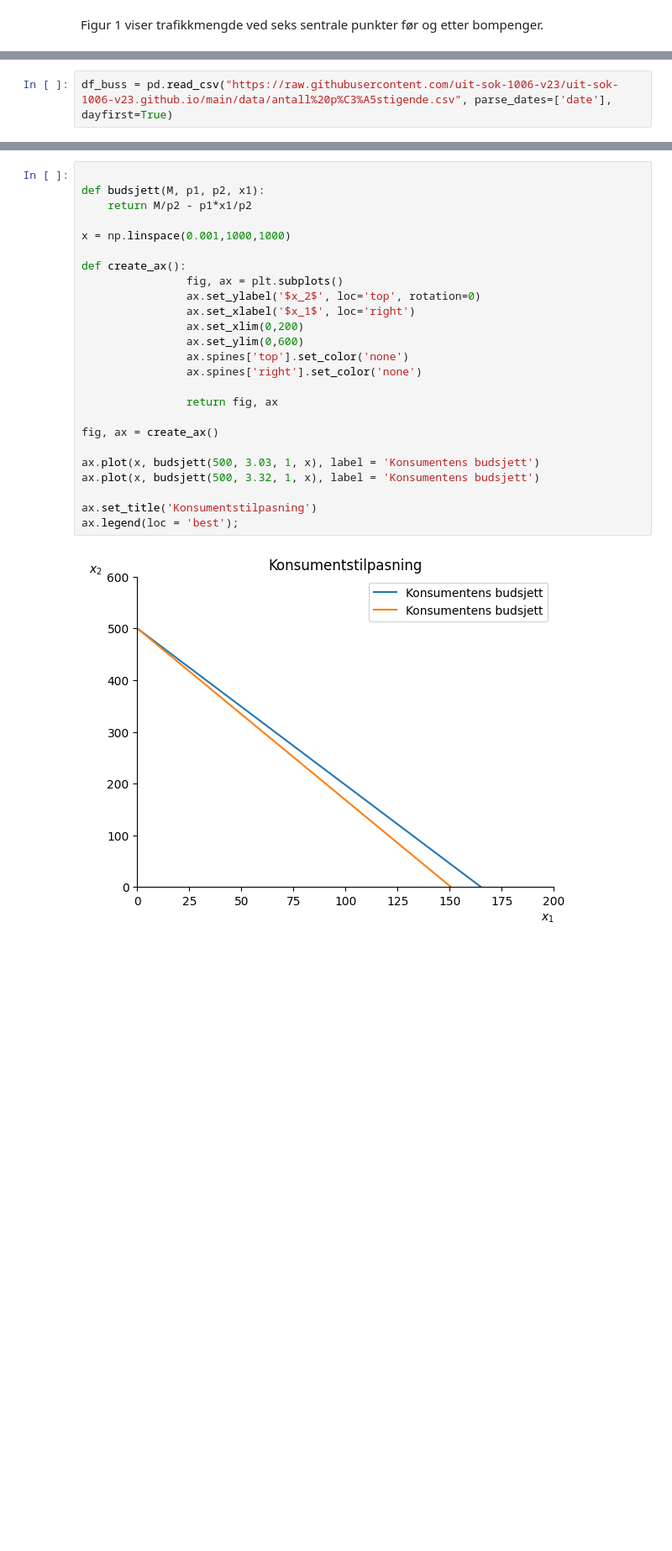
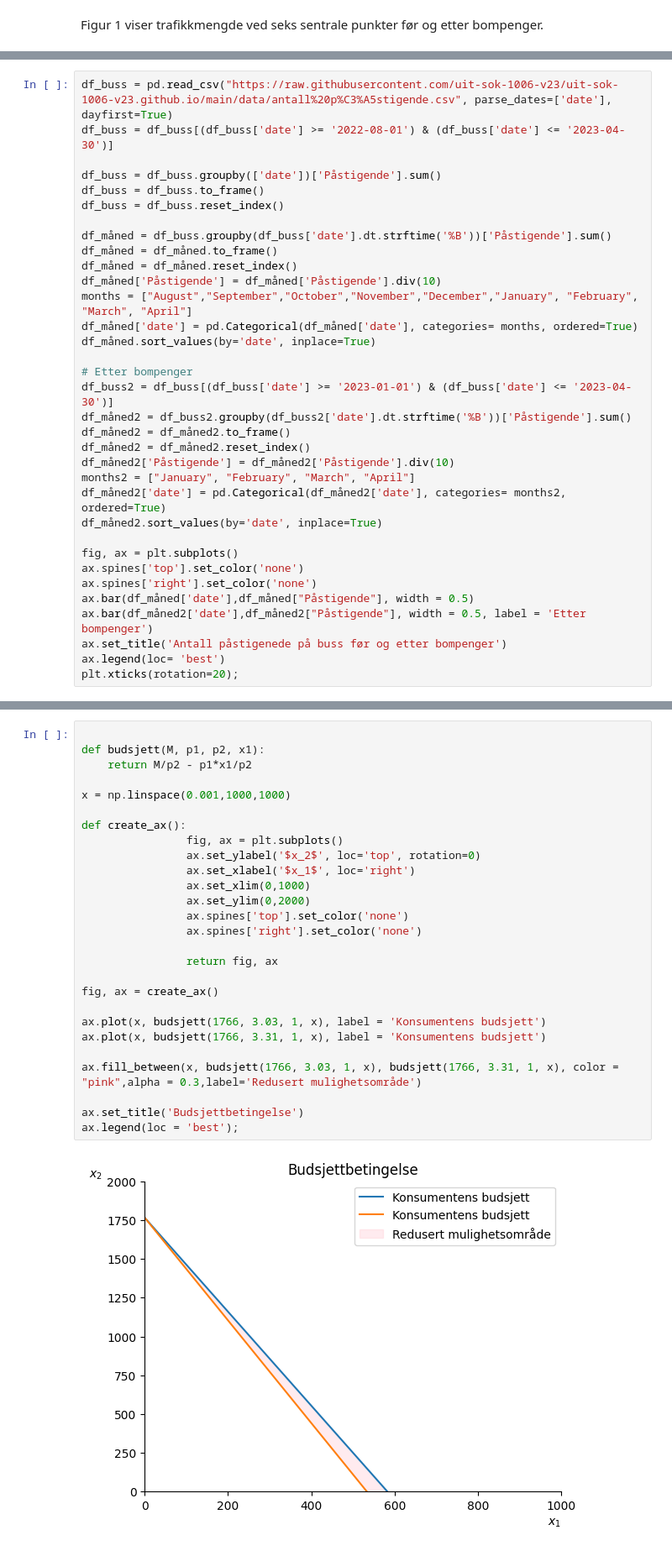
Before and after one commit to loopdiggaz/SOK-1006, a Jupyter notebook: Mappe2/mappeoppgave2_61.ipynb, the cells around one changed output, grey strips where cells are left out. Shown at 84% size. Drawn from its saved outputs; the diff is of its cells as text; blank space fills up the shorter version.

```diff
--- a/Mappe2/mappeoppgave2_61.ipynb
+++ b/Mappe2/mappeoppgave2_61.ipynb
@@ -98,2 +111,34 @@ ax.plot(døgntrafikksum['Dato'],døgntrafikksum['Trafikkmengde']);
 # %%
 df_buss = pd.read_csv("https://raw.githubusercontent.com/uit-sok-1006-v23/uit-sok-1006-v23.github.io/main/data/antall%20p%C3%A5stigende.csv", parse_dates=['date'], dayfirst=True)
+df_buss = df_buss[(df_buss['date'] >= '2022-08-01') & (df_buss['date'] <= '2023-04-30')]
+
+df_buss = df_buss.groupby(['date'])['Påstigende'].sum()
+df_buss = df_buss.to_frame()
+df_buss = df_buss.reset_index()
+
+df_måned = df_buss.groupby(df_buss['date'].dt.strftime('%B'))['Påstigende'].sum()
+df_måned = df_måned.to_frame()
+df_måned = df_måned.reset_index()
+df_måned['Påstigende'] = df_måned['Påstigende'].div(10)
+months = ["August","September","October","November","December","January", "February", "March", "April"]
+df_måned['date'] = pd.Categorical(df_måned['date'], categories= months, ordered=True)
+df_måned.sort_values(by='date', inplace=True)
+
+# Etter bompenger
+df_buss2 = df_buss[(df_buss['date'] >= '2023-01-01') & (df_buss['date'] <= '2023-04-30')]
+df_måned2 = df_buss2.groupby(df_buss2['date'].dt.strftime('%B'))['Påstigende'].sum()
+df_måned2 = df_måned2.to_frame()
+df_måned2 = df_måned2.reset_index()
+df_måned2['Påstigende'] = df_måned2['Påstigende'].div(10)
+months2 = ["January", "February", "March", "April"]
+df_måned2['date'] = pd.Categorical(df_måned2['date'], categories= months2, ordered=True)
+df_måned2.sort_values(by='date', inplace=True)
+
+fig, ax = plt.subplots()
+ax.spines['top'].set_color('none')
+ax.spines['right'].set_color('none')
+ax.bar(df_måned['date'],df_måned["Påstigende"], width = 0.5)
+ax.bar(df_måned2['date'],df_måned2["Påstigende"], width = 0.5, label = 'Etter bompenger')
+ax.set_title('Antall påstigenede på buss før og etter bompenger')
+ax.legend(loc= 'best')
+plt.xticks(rotation=20);
@@ -199,28 +246,30 @@ Transportøkonomisk institutt har gjort en undersøkelse på personbiltrafikken,
 # %%
 
 def budsjett(M, p1, p2, x1):
     return M/p2 - p1*x1/p2
 
 x = np.linspace(0.001,1000,1000)
 
 def create_ax():
                 fig, ax = plt.subplots()
                 ax.set_ylabel('$x_2$', loc='top', rotation=0)
                 ax.set_xlabel('$x_1$', loc='right')
-                ax.set_xlim(0,200)
-                ax.set_ylim(0,600)
+                ax.set_xlim(0,1000)
+                ax.set_ylim(0,2000)
                 ax.spines['top'].set_color('none')
                 ax.spines['right'].set_color('none')
 
                 return fig, ax
 
 fig, ax = create_ax()
 
-ax.plot(x, budsjett(500, 3.03, 1, x), label = 'Konsumentens budsjett')
-ax.plot(x, budsjett(500, 3.32, 1, x), label = 'Konsumentens budsjett')
+ax.plot(x, budsjett(1766, 3.03, 1, x), label = 'Konsumentens budsjett')
+ax.plot(x, budsjett(1766, 3.31, 1, x), label = 'Konsumentens budsjett')
 
-ax.set_title('Konsumentstilpasning')
+ax.fill_between(x, budsjett(1766, 3.03, 1, x), budsjett(1766, 3.31, 1, x), color = "pink",alpha = 0.3,label='Redusert mulighetsområde')
+
+ax.set_title('Budsjettbetingelse')
 ax.legend(loc = 'best');
 # %% [output]
-[figure, old version]
+[figure, new version]
 # %%
```
Also changed, not shown: parts of 11 cells of this notebook, 2 other files.
